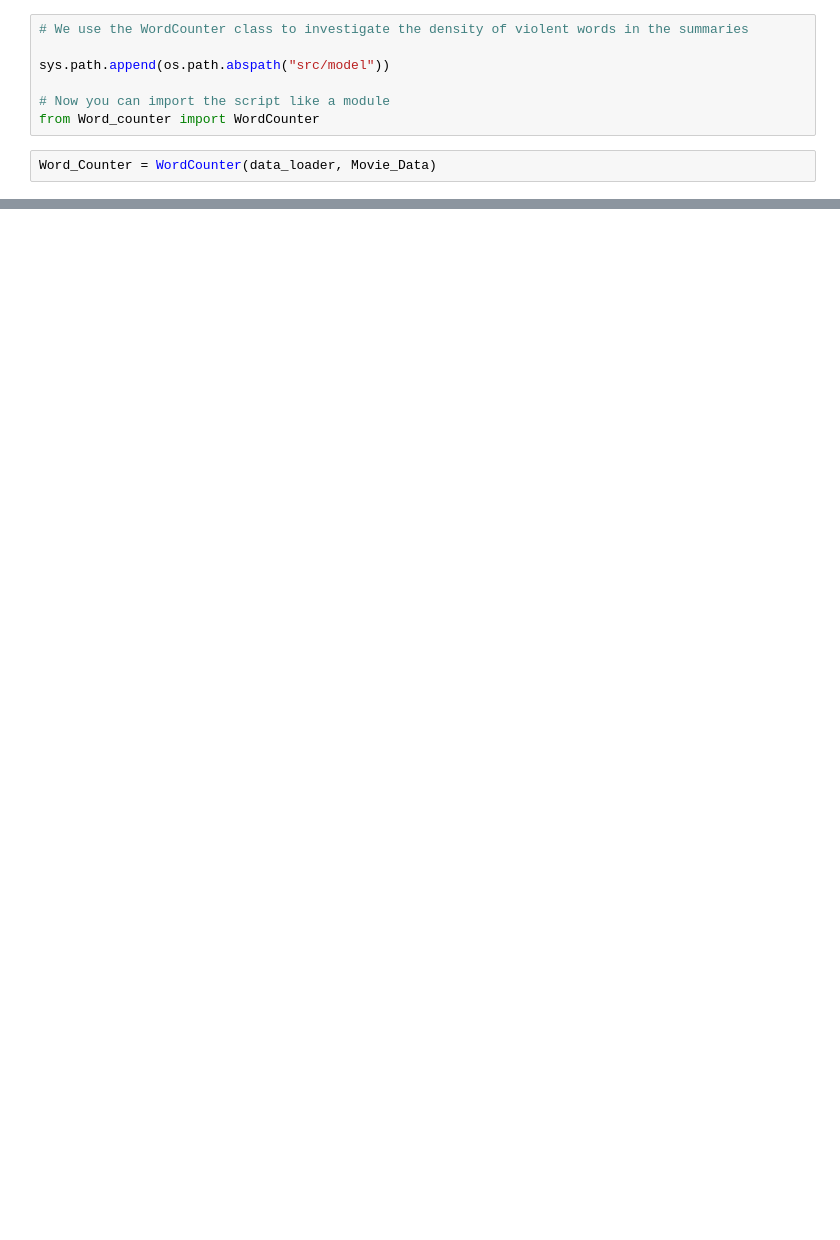
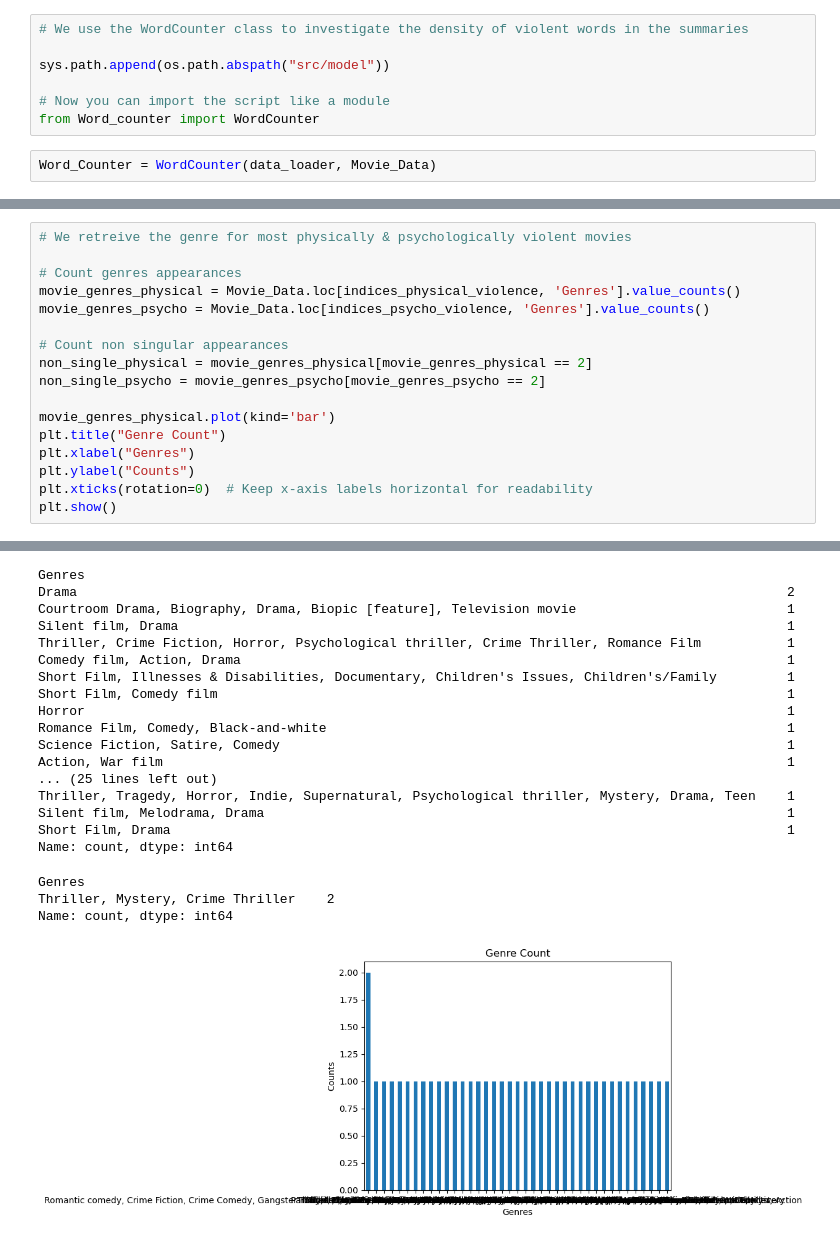
Before and after one commit to epfl-ada/ada-2024-project-alligatorsdontapologize24, a Jupyter notebook: results.ipynb, the cells around one changed output, grey strips where cells are left out. Cells and saved outputs as stored; diff of their text form; blank space fills up the shorter version.

```diff
--- a/results.ipynb
+++ b/results.ipynb
@@ -825,0 +894,18 @@ ImportError: Missing optional dependency 'openpyxl'.  Use pip or conda to instal
+# %%
+# We retreive the genre for most physically & psychologically violent movies
+
+# Count genres appearances
+movie_genres_physical = Movie_Data.loc[indices_physical_violence, 'Genres'].value_counts()
+movie_genres_psycho = Movie_Data.loc[indices_psycho_violence, 'Genres'].value_counts()
+
+# Count non singular appearances
+non_single_physical = movie_genres_physical[movie_genres_physical == 2]
+non_single_psycho = movie_genres_psycho[movie_genres_psycho == 2]
+
+movie_genres_physical.plot(kind='bar')
+plt.title("Genre Count")
+plt.xlabel("Genres")
+plt.ylabel("Counts")
+plt.xticks(rotation=0)  # Keep x-axis labels horizontal for readability
+plt.show()
+# %% [output]
@@ -825,0 +929,21 @@ ImportError: Missing optional dependency 'openpyxl'.  Use pip or conda to instal
+Genres
+Drama                                                                                           2
+Courtroom Drama, Biography, Drama, Biopic [feature], Television movie                           1
+Silent film, Drama                                                                              1
+Thriller, Crime Fiction, Horror, Psychological thriller, Crime Thriller, Romance Film           1
+Comedy film, Action, Drama                                                                      1
+Short Film, Illnesses & Disabilities, Documentary, Children's Issues, Children's/Family         1
+Short Film, Comedy film                                                                         1
+Horror                                                                                          1
+Romance Film, Comedy, Black-and-white                                                           1
+Science Fiction, Satire, Comedy                                                                 1
+Action, War film                                                                                1
+... (25 lines left out)
+Thriller, Tragedy, Horror, Indie, Supernatural, Psychological thriller, Mystery, Drama, Teen    1
+Silent film, Melodrama, Drama                                                                   1
+Short Film, Drama                                                                               1
+Name: count, dtype: int64
+Genres
+Thriller, Mystery, Crime Thriller    2
+Name: count, dtype: int64
+[figure, added]
```
Also changed, not shown: parts of 7 cells of this notebook.
